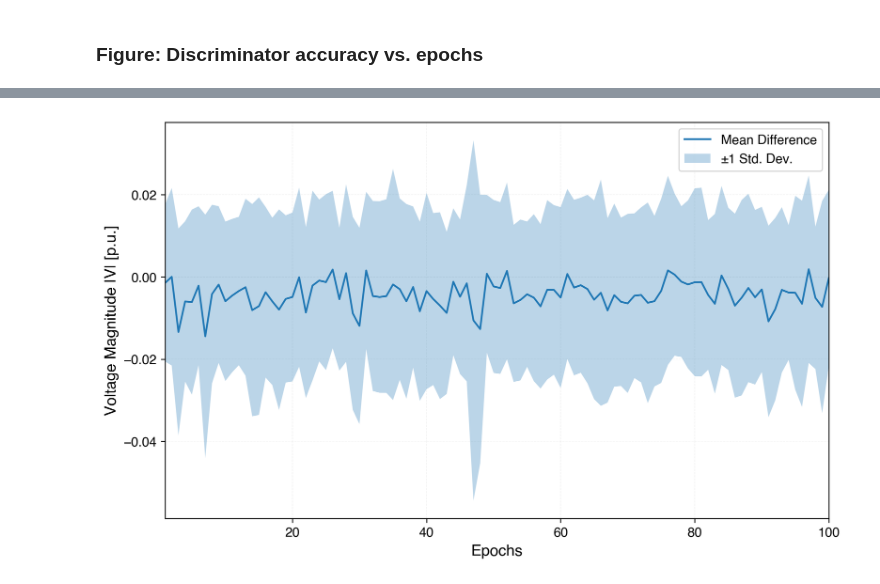
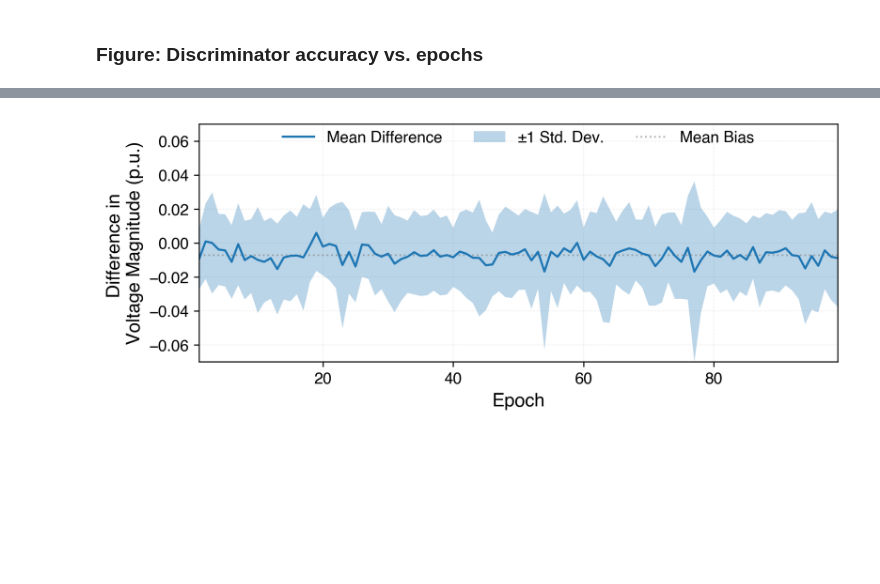
Before and after one commit to prajapati-incontrol/TapSEGNN, a Jupyter notebook: notebooks/create_figures.ipynb, the cells around one changed output, grey strips where cells are left out. Saved outputs shown, nothing was run; the diff lists cells and outputs as text; code cells hidden in the pictures; blank space fills up the shorter version.

```diff
--- a/notebooks/create_figures.ipynb
+++ b/notebooks/create_figures.ipynb
@@ -10,9 +10,9 @@ import matplotlib.pyplot as plt
 parent_dir = os.path.abspath(os.path.join(os.getcwd(), '..'))
 sys.path.insert(0, parent_dir)
 # %%
-generated_data = joblib.load(parent_dir + f'/results/GAN_only/Oct1_all_seed_generated_data.pkl')
-simulated_v_pf_data = joblib.load(parent_dir + f'/results/GAN_only/Oct1_all_seed_simulated_v_pf_data.pkl')
-all_losses_seeds = joblib.load(parent_dir + f'/results/GAN_only/Oct1_all_seed_losses_data.pkl')
+generated_data = joblib.load(parent_dir + f'/results/GAN_only/Oct2_all_seed_generated_data.pkl')
+simulated_v_pf_data = joblib.load(parent_dir + f'/results/GAN_only/Oct2_all_seed_simulated_v_pf_data.pkl')
+all_losses_seeds = joblib.load(parent_dir + f'/results/GAN_only/Oct2_all_seed_losses_data.pkl')
 
 seeds = np.arange(len(generated_data.keys()))
 
@@ -33,5 +33,5 @@ for seed in seeds:
         simulated_v_pf_data_df[seed] = simulated_v_pf_data[seed]
     except Exception as e:
         print(e)
-# generated_v_df.dropna(axis='columns', inplace=True)
-# simulated_v_pf_data_df.dropna(axis='columns', inplace=True)
+generated_v_df.dropna(axis='columns', inplace=True)
+simulated_v_pf_data_df.dropna(axis='columns', inplace=True)
@@ -389,38 +430,62 @@ plt.show()
 # %%
 diff_sim_gen_df = simulated_v_pf_data_df - generated_v_df
 diff_sim_gen_mean = diff_sim_gen_df.mean(axis=0)
 diff_sim_gen_std = diff_sim_gen_df.std(axis=0)
+diff_sim_gen_mean = np.asarray(diff_sim_gen_mean, dtype=float)
+diff_sim_gen_std = np.asarray(diff_sim_gen_std, dtype=float)
 
-# Create the plot
-fig, ax = plt.subplots(figsize=(10, 6))
-x = np.arange(len(diff_sim_gen_mean)) + 1
-sns.lineplot(x=x, y=diff_sim_gen_mean, label='Mean Difference')
-plt.fill_between(x, diff_sim_gen_mean - diff_sim_gen_std, diff_sim_gen_mean + diff_sim_gen_std, alpha=0.3, label='±1 Std. Dev.')
-plt.xlabel('Epochs')
-plt.ylabel('Voltage Magnitude |V| [p.u.]')
-plt.legend()
+mean_diff_mean = diff_sim_gen_mean.mean()
 
 plt.rcParams['font.family'] = 'sans-serif'
 plt.rcParams['font.sans-serif'] = ['Helvetica', 'Arial', 'DejaVu Sans']
 plt.rcParams['mathtext.fontset'] = 'stixsans'  # Modern math font
 plt.rcParams['font.size'] = 11
 plt.rcParams['axes.labelsize'] = 13
 plt.rcParams['axes.titlesize'] = 14
 plt.rcParams['xtick.labelsize'] = 11
 plt.rcParams['ytick.labelsize'] = 11
 plt.rcParams['legend.fontsize'] = 11
 plt.rcParams['figure.dpi'] = 300
 plt.rcParams['axes.labelweight'] = 'normal'
 plt.rcParams['axes.titleweight'] = 'semibold'
 
 
+
+# Create the plot
+fig, ax = plt.subplots(figsize=(8, 3))
+x = np.arange(len(diff_sim_gen_mean)) + 1
+sns.lineplot(x=x, y=diff_sim_gen_mean, label='Mean Difference')
+plt.fill_between(x, diff_sim_gen_mean - diff_sim_gen_std, diff_sim_gen_mean + diff_sim_gen_std, alpha=0.3, label='±1 Std. Dev.')
+plt.xlabel('Epoch')
+plt.ylabel('Difference in \nVoltage Magnitude (p.u.)')
+
 # Add grid for readability (subtle)
 ax.grid(True, alpha=0.2, linestyle='--', linewidth=0.5, zorder=1)
+
+ax.axhline(y=mean_diff_mean, color='gray', linestyle=':', linewidth=1.2,
+           alpha=0.6, zorder=1, label='Mean Bias')
+
+# Add the bias value as a tick on the y-axis
+# yticks = list(ax.get_yticks())
+# yticks.append(mean_diff_mean)  # add bias value
+# ax.set_yticks(yticks)
+
+# # Format so it shows the number (e.g., 0.1234)
+# ax.set_yticklabels([f"{yt:.4f}" for yt in yticks])
+ax.set_ylim(-0.07,0.07)
 ax.set_axisbelow(True)
-ax.set_xlim(1,100)
+ax.set_xlim(1,99)
+
+plt.legend(
+    loc='lower center',     # place legend above the plot
+    bbox_to_anchor=(0.5, 0.85),  # center it horizontally, push slightly above
+    ncol=3,                 # number of columns (adjust depending on how many labels you have)
+    frameon=False           # optional: remove legend box frame
+)
+
 
 plt.savefig('FIG_simulated_v_generated_mean.pdf', dpi=300, bbox_inches='tight')
 
 plt.show()
 # %% [output]
-[figure, old version]
+[figure, new version]
```
Also changed, not shown: parts of 11 cells of this notebook, 12 other files.
